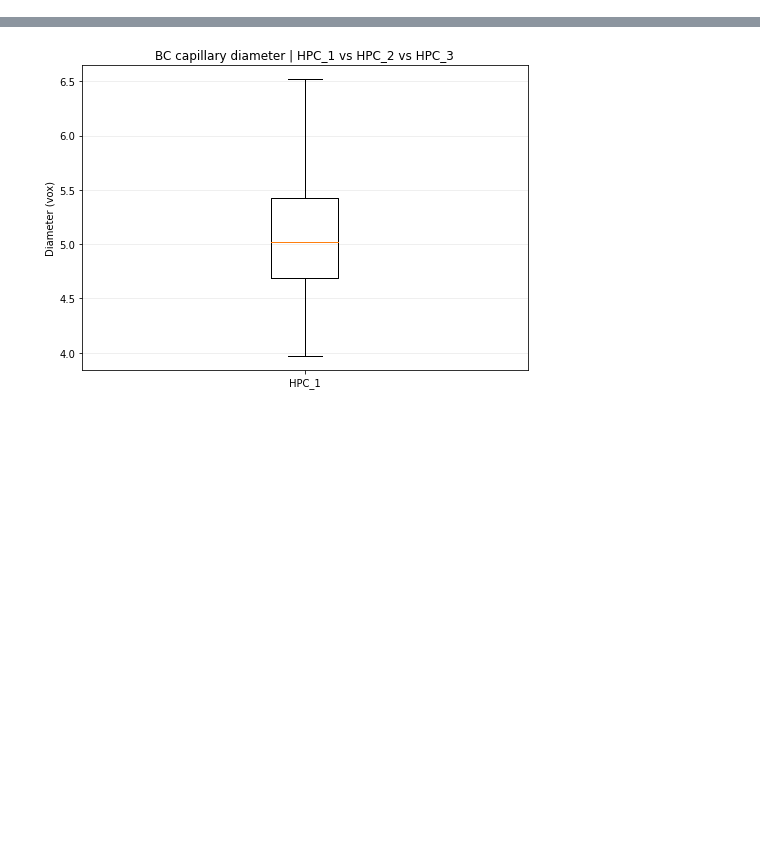
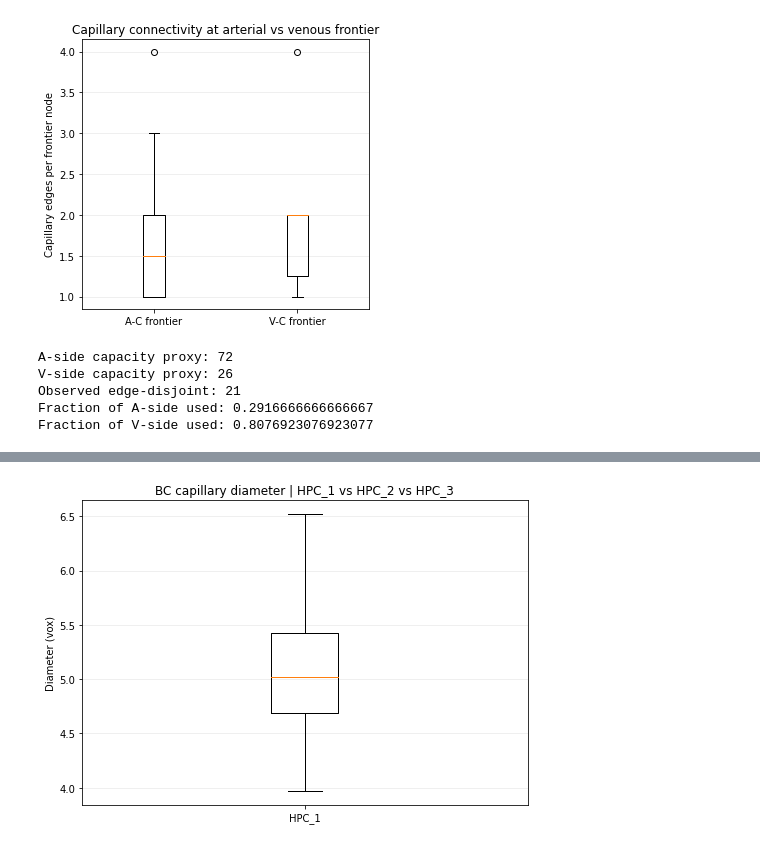
Before and after one commit to abarrio12/ARTORG, a Jupyter notebook: codes/Graph Analysis & by region/Graph analysis/test.ipynb, the cells around one changed output, grey strips where cells are left out. Saved outputs shown, nothing was run; the diff lists cells and outputs as text; code cells hidden in the pictures; blank space fills up the shorter version.

Commit message:
update shortest path y edge disjoint

```diff
--- a/codes/Graph Analysis & by region/Graph analysis/test.ipynb
+++ b/codes/Graph Analysis & by region/Graph analysis/test.ipynb
@@ -920,0 +1397,29 @@ redundancy_rows
+# %%
+a_cap = df_ac_deg["n_capillary_edges"].to_numpy(dtype=float)
+v_cap = df_cv_deg["n_capillary_edges"].to_numpy(dtype=float)
+
+plt.figure(figsize=(4.8, 4.5))
+plt.boxplot([a_cap, v_cap], labels=["A-C frontier", "V-C frontier"], showfliers=True)
+plt.ylabel("Capillary edges per frontier node")
+plt.title("Capillary connectivity at arterial vs venous frontier")
+plt.grid(axis="y", alpha=0.25)
+plt.tight_layout()
+plt.show()
+
+
+n_ac_cap = int(df_ac_deg["n_capillary_edges"].sum())   # 72
+n_cv_cap = int(df_cv_deg["n_capillary_edges"].sum())   # 26
+n_disjoint = 21
+
+print("A-side capacity proxy:", n_ac_cap)
+print("V-side capacity proxy:", n_cv_cap)
+print("Observed edge-disjoint:", n_disjoint)
+print("Fraction of A-side used:", n_disjoint / n_ac_cap)
+print("Fraction of V-side used:", n_disjoint / n_cv_cap)
+# %% [output]
+[figure, added]
+A-side capacity proxy: 72
+V-side capacity proxy: 26
+Observed edge-disjoint: 21
+Fraction of A-side used: 0.2916666666666667
+Fraction of V-side used: 0.8076923076923077
```
Also changed, not shown: parts of 15 cells of this notebook, 1 other file.
